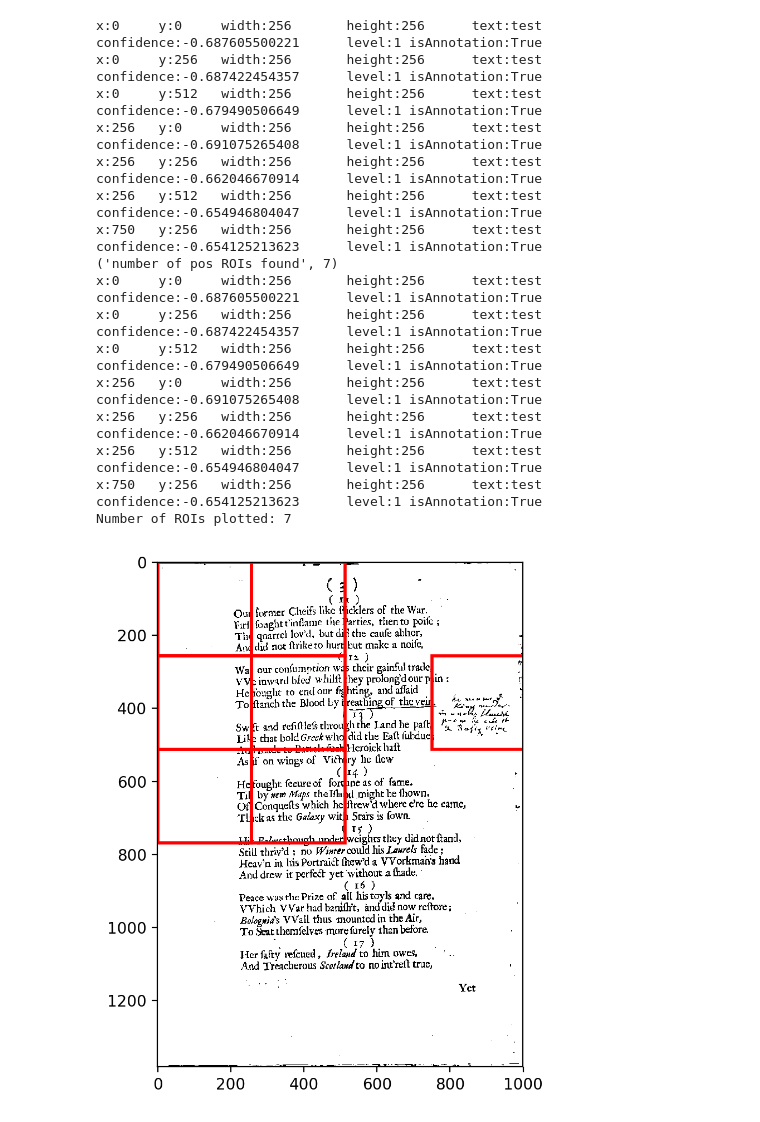
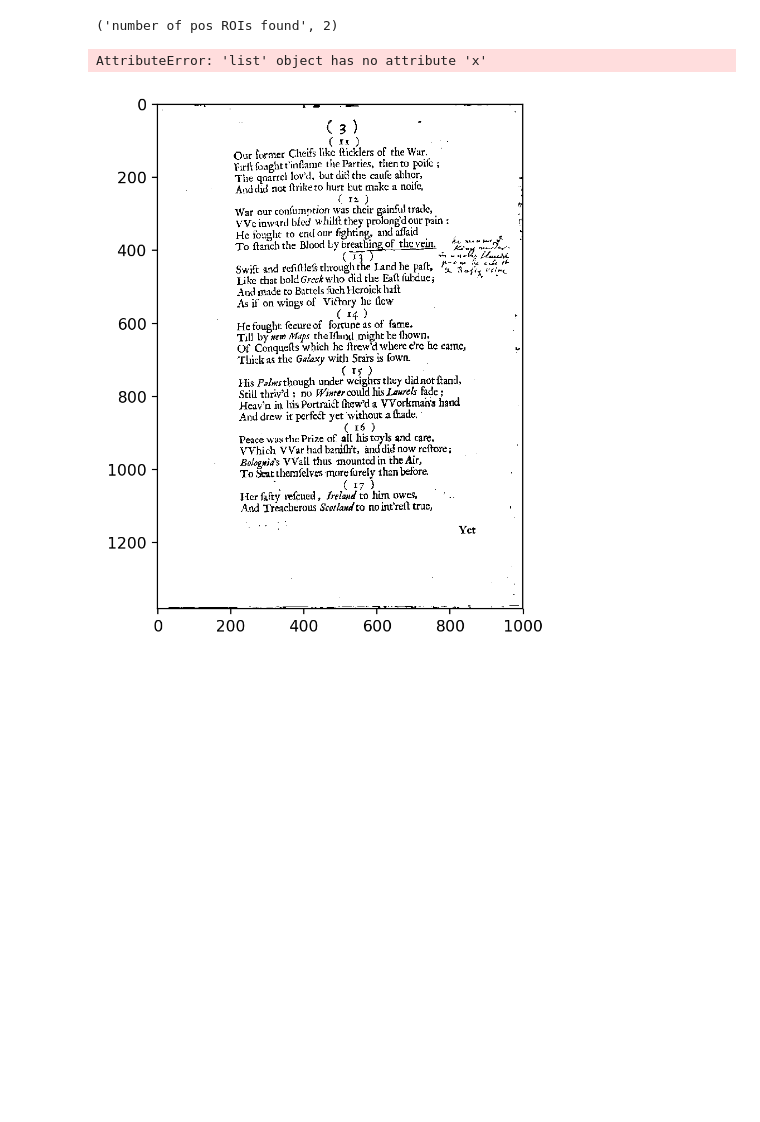
Before and after one commit to collectionslab/Omniscribe, a Jupyter notebook: experiments/cnn/notebooks/bounding_box_classification_example.ipynb, the cells around one changed output. Drawn from its saved outputs; the diff is of its cells as text; code cells hidden in the pictures; blank space fills up the shorter version.

Commit message:
Modified get_pos_rois to return a list of pos rois for each ImageROI passed in.

```diff
--- a/experiments/cnn/notebooks/bounding_box_classification_example.ipynb
+++ b/experiments/cnn/notebooks/bounding_box_classification_example.ipynb
@@ -194,51 +194,40 @@ net1transform = transforms.Compose([
 import sys
 import os
 sys.path.append(os.path.abspath('../../../'))
 from detection.lib.model.ImageROI import ImageROI
 
 book_data_dir = '/home/rahul/data/printed_with_ids_harsh_filter/books-preprocessed-images'
 img_loc = book_data_dir + '/Dryden/positive/307.png'
 # Testing with image of dimensions 1000x1381
 
 from bounding_box_classification import get_pos_rois
 net1 = Net1()
 
 # Modify this as necessary
 imgrois = [ImageROI(0, 0, 1000, 700), ImageROI(0, 750, 1000, 500)]
 
 pos_rois = get_pos_rois(net1,
                         (img_loc, imgrois),
                         model_transform = net1transform,
                         model_input_size = (256,256),
                         stride=(256, 256))
 
-for roi in pos_rois:
-    print(roi.toString())
+for rois in pos_rois:
+    for roi in rois:
+        print(roi.toString())
 
-print('number of pos ROIs found', len(pos_rois))
+all_rois = [roi for rois in pos_rois for roi in rois]
+
+print('number of pos ROIs found', len(all_rois))
 
 from detection.lib.ImgProcessor import ImgProcessor
 from detection.lib.utils.Utils import plt_img
 # plot the rois and plot only certain information according to the set
 imgProcessor = ImgProcessor()
 img = imgProcessor.loadImage(inFilename=img_loc)
 roi_level_set = set([1])
-plt_img(img, rois=pos_rois, roi_level_set=roi_level_set)
+plt_img(img, rois=all_rois, roi_level_set=roi_level_set)
 # %% [output]
-x:0     y:0     width:256       height:256      text:test       confidence:-0.687605500221      level:1 isAnnotation:True
-x:0     y:256   width:256       height:256      text:test       confidence:-0.687422454357      level:1 isAnnotation:True
-x:0     y:512   width:256       height:256      text:test       confidence:-0.679490506649      level:1 isAnnotation:True
-x:256   y:0     width:256       height:256      text:test       confidence:-0.691075265408      level:1 isAnnotation:True
-x:256   y:256   width:256       height:256      text:test       confidence:-0.662046670914      level:1 isAnnotation:True
-x:256   y:512   width:256       height:256      text:test       confidence:-0.654946804047      level:1 isAnnotation:True
-x:750   y:256   width:256       height:256      text:test       confidence:-0.654125213623      level:1 isAnnotation:True
-('number of pos ROIs found', 7)
-x:0     y:0     width:256       height:256      text:test       confidence:-0.687605500221      level:1 isAnnotation:True
-x:0     y:256   width:256       height:256      text:test       confidence:-0.687422454357      level:1 isAnnotation:True
-x:0     y:512   width:256       height:256      text:test       confidence:-0.679490506649      level:1 isAnnotation:True
-x:256   y:0     width:256       height:256      text:test       confidence:-0.691075265408      level:1 isAnnotation:True
-x:256   y:256   width:256       height:256      text:test       confidence:-0.662046670914      level:1 isAnnotation:True
-x:256   y:512   width:256       height:256      text:test       confidence:-0.654946804047      level:1 isAnnotation:True
-x:750   y:256   width:256       height:256      text:test       confidence:-0.654125213623      level:1 isAnnotation:True
-Number of ROIs plotted: 7
+('number of pos ROIs found', 2)
+AttributeError: 'list' object has no attribute 'x'
-[figure, old version]
+[figure, new version]
```
Also changed, not shown: parts of 1 cell of this notebook, 1 other file.
